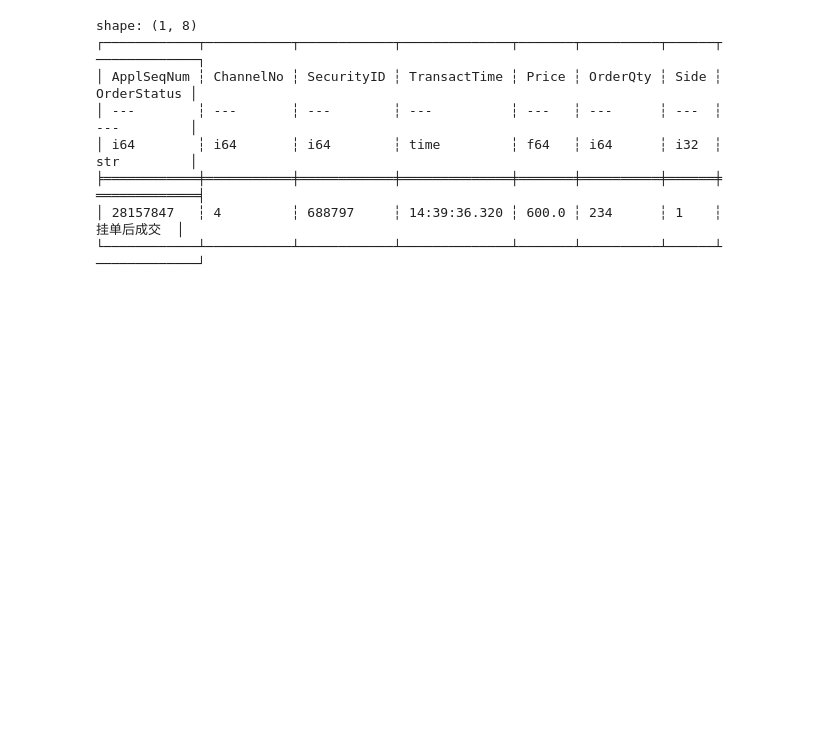
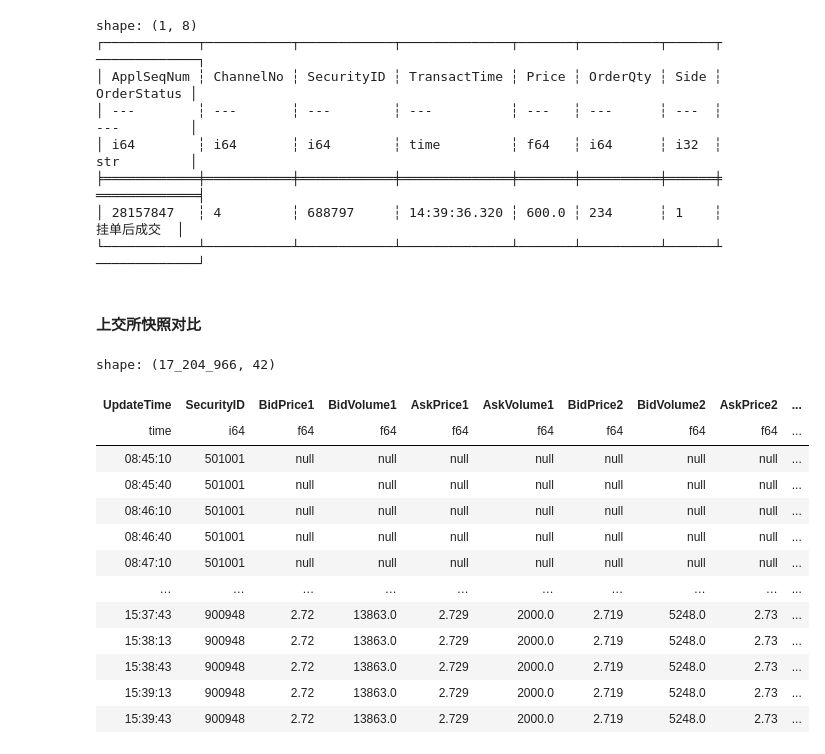
Before and after one commit to Xujy424/research2workflow, a Jupyter notebook: v2/dataloader/test.ipynb, the cells around one changed output. Cells and saved outputs as stored; diff of their text form; code cells hidden in the pictures; blank space fills up the shorter version.

```diff
--- a/v2/dataloader/test.ipynb
+++ b/v2/dataloader/test.ipynb
@@ -512,3 +505,5 @@ shape: (1, 8)
 ╞════════════╪═══════════╪════════════╪══════════════╪═══════╪══════════╪══════╪═════════════╡
 │ 28157847   ┆ 4         ┆ 688797     ┆ 14:39:36.320 ┆ 600.0 ┆ 234      ┆ 1    ┆ 挂单后成交  │
 └────────────┴───────────┴────────────┴──────────────┴───────┴──────────┴──────┴─────────────┘
+# %% [markdown]
+#### 上交所快照对比
@@ -514,0 +513,43 @@ shape: (1, 8)
+# %%
+shshot = pl.read_parquet('/data/xujiayi/xjy/l2/raw/20260624/shshot.pq')
+
+official_columns = ["UpdateTime", "SecurityID"]
+for level in range(1, LEVELS + 1):
+    official_columns.extend([
+        f"BidPrice{level}",
+        f"BidVolume{level}",
+        f"AskPrice{level}",
+        f"AskVolume{level}",
+    ])
+
+official_shot = (
+    shshot
+    .filter(pl.col('SecurityID').is_in(ticks))
+    .select(official_columns)
+    .with_columns(
+        pl.col("SecurityID").cast(pl.Int64),
+        pl.col("UpdateTime").str.to_time(),
+    )
+    .with_columns([
+        to_float(column)
+        for column in official_columns
+        if column not in {"UpdateTime", "SecurityID"}
+    ])
+    .sort(["SecurityID", "UpdateTime"])
+)
+official_shot
+# %% [output]
+shape: (17_204_966, 42)
+| UpdateTime | SecurityID | BidPrice1 | BidVolume1 | AskPrice1 | AskVolume1 | BidPrice2 | BidVolume2 | AskPrice2 | ... |
+| time | i64 | f64 | f64 | f64 | f64 | f64 | f64 | f64 | ... |
+| 08:45:10 | 501001 | null | null | null | null | null | null | null | ... |
+| 08:45:40 | 501001 | null | null | null | null | null | null | null | ... |
+| 08:46:10 | 501001 | null | null | null | null | null | null | null | ... |
+| 08:46:40 | 501001 | null | null | null | null | null | null | null | ... |
+| 08:47:10 | 501001 | null | null | null | null | null | null | null | ... |
+| … | … | … | … | … | … | … | … | … | ... |
+| 15:37:43 | 900948 | 2.72 | 13863.0 | 2.729 | 2000.0 | 2.719 | 5248.0 | 2.73 | ... |
+| 15:38:13 | 900948 | 2.72 | 13863.0 | 2.729 | 2000.0 | 2.719 | 5248.0 | 2.73 | ... |
+| 15:38:43 | 900948 | 2.72 | 13863.0 | 2.729 | 2000.0 | 2.719 | 5248.0 | 2.73 | ... |
+| 15:39:13 | 900948 | 2.72 | 13863.0 | 2.729 | 2000.0 | 2.719 | 5248.0 | 2.73 | ... |
+| 15:39:43 | 900948 | 2.72 | 13863.0 | 2.729 | 2000.0 | 2.719 | 5248.0 | 2.73 | ... |
```
Also changed, not shown: parts of 7 cells of this notebook.
